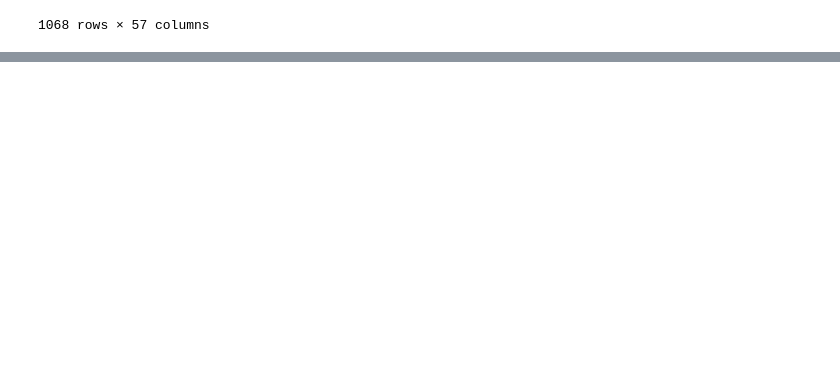
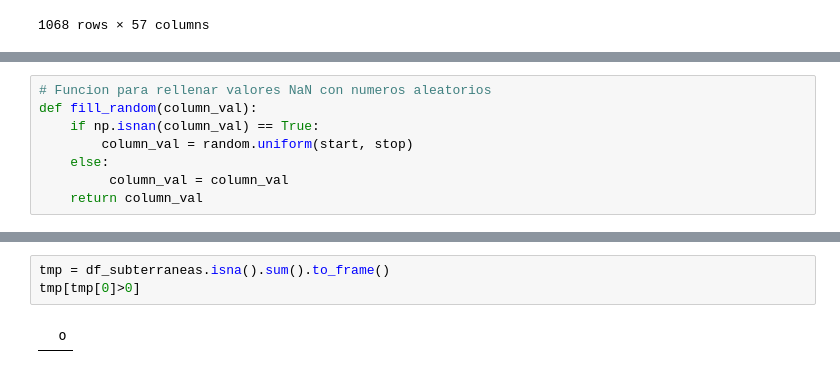
Before and after one commit to PosgradoMNA/actividades-del-projecto-equipo-5, a Jupyter notebook: Entrega2_Reto_Equipo5.ipynb, the cells around one changed output, grey strips where cells are left out. Saved outputs shown, nothing was run; the diff lists cells and outputs as text; blank space fills up the shorter version.

```diff
--- a/Entrega2_Reto_Equipo5.ipynb
+++ b/Entrega2_Reto_Equipo5.ipynb
@@ -65,0 +83,8 @@ df_subterraneas
+# %%
+# Funcion para rellenar valores NaN con numeros aleatorios
+def fill_random(column_val):
+    if np.isnan(column_val) == True:
+        column_val = random.uniform(start, stop)
+    else:
+         column_val = column_val
+    return column_val
@@ -65,0 +149,5 @@ df_subterraneas
+# %%
+tmp = df_subterraneas.isna().sum().to_frame()
+tmp[tmp[0]>0]
+# %% [output]
+|  | 0 |
```
Also changed, not shown: parts of 42 cells of this notebook.
